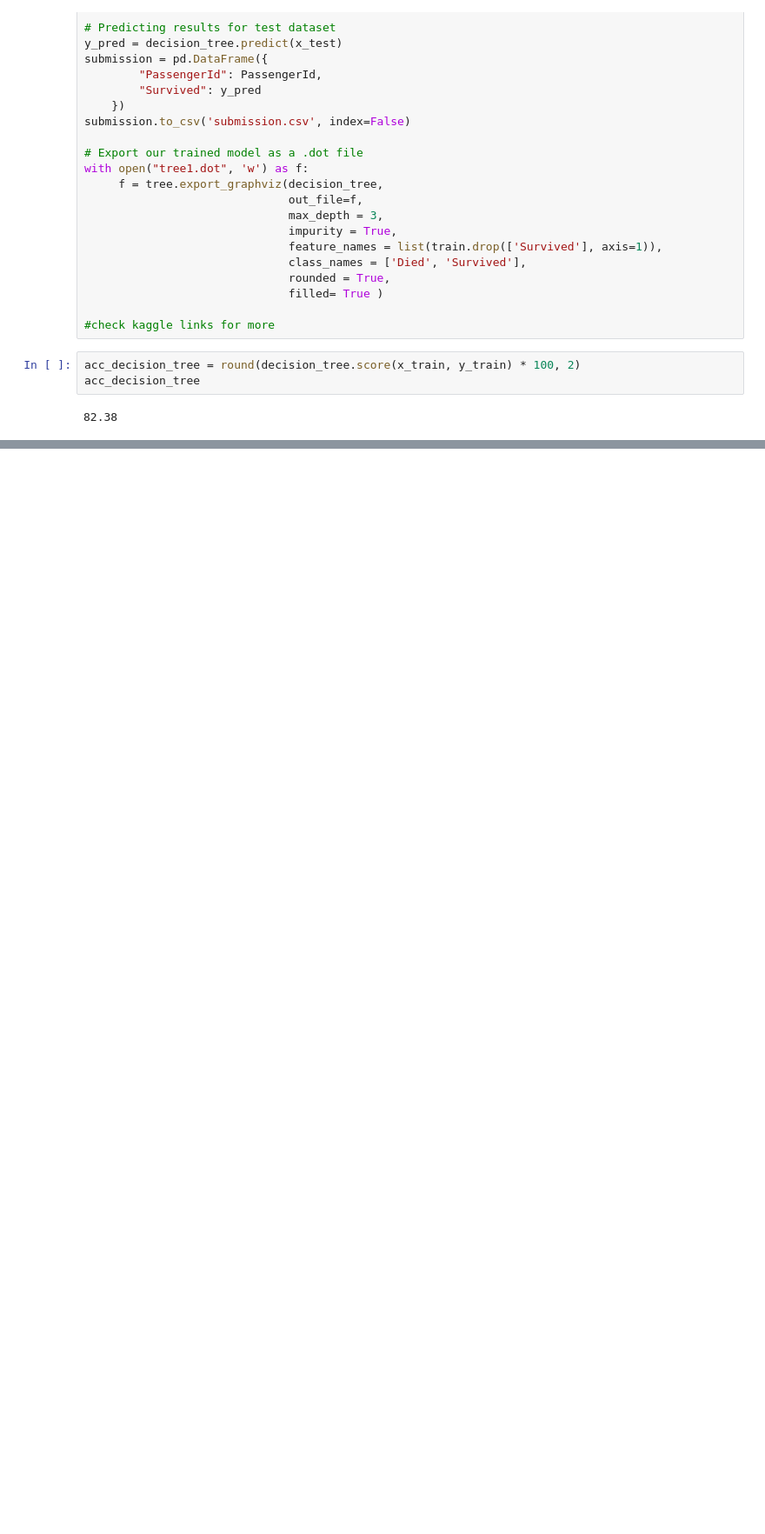
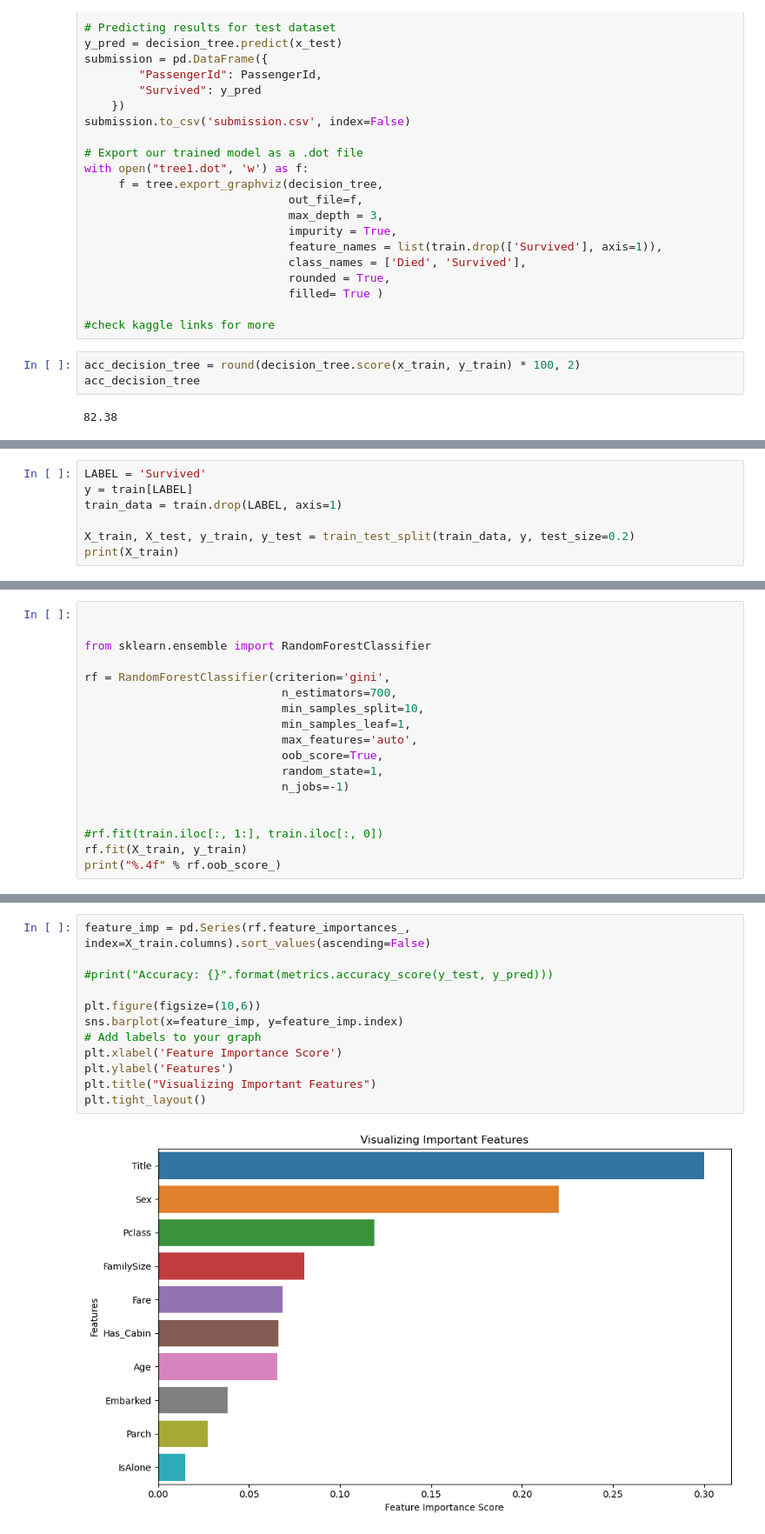
Before and after one commit to gianpaolof/decision_tree_titanic, a Jupyter notebook: First decision tree.ipynb, the cells around one changed output, grey strips where cells are left out. Shown at 87% size. Drawn from its saved outputs; the diff is of its cells as text; blank space fills up the shorter version.

```diff
--- a/First decision tree.ipynb
+++ b/First decision tree.ipynb
@@ -379,0 +504,7 @@ acc_decision_tree
+# %%
+LABEL = 'Survived'
+y = train[LABEL]
+train_data = train.drop(LABEL, axis=1)
+
+X_train, X_test, y_train, y_test = train_test_split(train_data, y, test_size=0.2)
+print(X_train)
@@ -379,0 +529,18 @@ acc_decision_tree
+# %%
+
+
+from sklearn.ensemble import RandomForestClassifier
+
+rf = RandomForestClassifier(criterion='gini',
+                             n_estimators=700,
+                             min_samples_split=10,
+                             min_samples_leaf=1,
+                             max_features='auto',
+                             oob_score=True,
+                             random_state=1,
+                             n_jobs=-1)
+
+
+#rf.fit(train.iloc[:, 1:], train.iloc[:, 0])
+rf.fit(X_train, y_train)
+print("%.4f" % rf.oob_score_)
@@ -379,0 +549,14 @@ acc_decision_tree
+# %%
+feature_imp = pd.Series(rf.feature_importances_, index=X_train.columns).sort_values(ascending=False)
+
+#print("Accuracy: {}".format(metrics.accuracy_score(y_test, y_pred)))
+
+plt.figure(figsize=(10,6))
+sns.barplot(x=feature_imp, y=feature_imp.index)
+# Add labels to your graph
+plt.xlabel('Feature Importance Score')
+plt.ylabel('Features')
+plt.title("Visualizing Important Features")
+plt.tight_layout()
+# %% [output]
+[figure, added]
```
Also changed, not shown: parts of 20 cells of this notebook.
